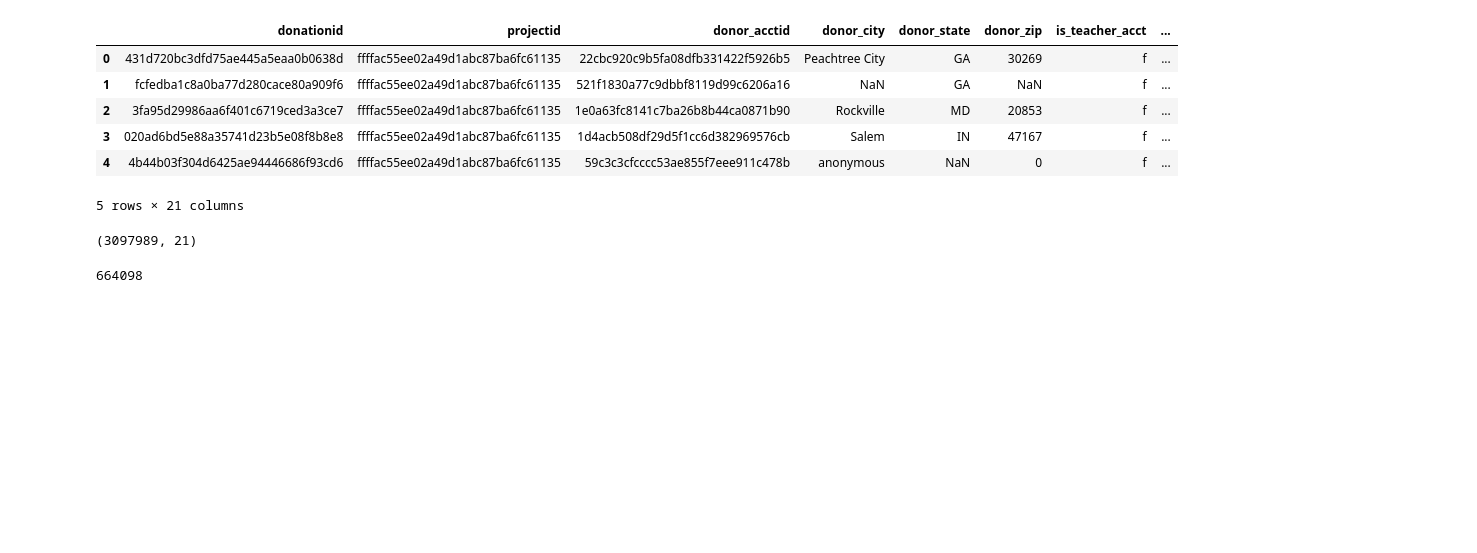
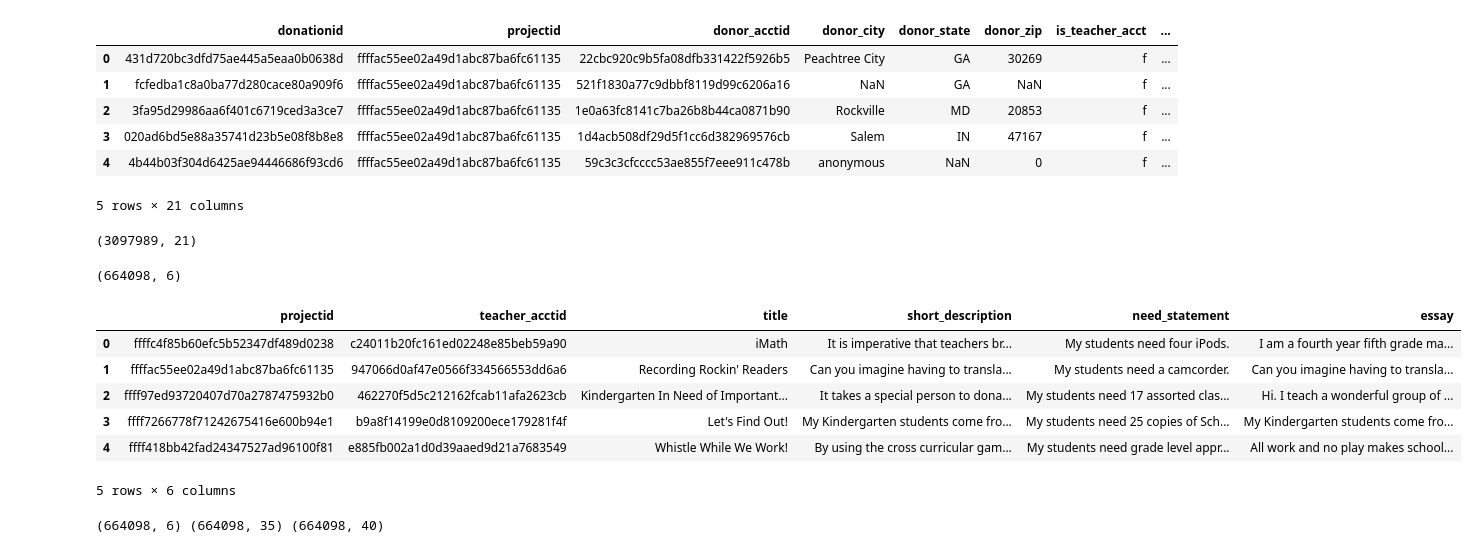
Before and after one commit to itoyjakra/Kaggle, a Jupyter notebook: KDDcup2014/explore.ipynb, the cells around one changed output. Saved outputs shown, nothing was run; the diff lists cells and outputs as text; code cells hidden in the pictures; blank space fills up the shorter version.

```diff
--- a/KDDcup2014/explore.ipynb
+++ b/KDDcup2014/explore.ipynb
@@ -137,7 +232,22 @@ donations.head()
 donations.shape
 # %% [output]
 (3097989, 21)
-# %%
-619326+44772
-# %% [output]
-664098
+# %%
+essays.shape
+# %% [output]
+(664098, 6)
+# %%
+essays.head()
+# %% [output]
+|  | projectid | teacher_acctid | title | short_description | need_statement | essay |
+| 0 | ffffc4f85b60efc5b52347df489d0238 | c24011b20fc161ed02248e85beb59a90 | iMath | It is imperative that teachers br... | My students need four iPods. | I am a fourth year fifth grade ma... |
+| 1 | ffffac55ee02a49d1abc87ba6fc61135 | 947066d0af47e0566f334566553dd6a6 | Recording Rockin' Readers | Can you imagine having to transla... | My students need a camcorder. | Can you imagine having to transla... |
+| 2 | ffff97ed93720407d70a2787475932b0 | 462270f5d5c212162fcab11afa2623cb | Kindergarten In Need of Important... | It takes a special person to dona... | My students need 17 assorted clas... | Hi. I teach a wonderful group of ... |
+| 3 | ffff7266778f71242675416e600b94e1 | b9a8f14199e0d8109200ece179281f4f | Let's Find Out! | My Kindergarten students come fro... | My students need 25 copies of Sch... | My Kindergarten students come fro... |
+| 4 | ffff418bb42fad24347527ad96100f81 | e885fb002a1d0d39aaed9d21a7683549 | Whistle While We Work! | By using the cross curricular gam... | My students need grade level appr... | All work and no play makes school... |
+5 rows × 6 columns
+# %%
+essproj = pd.merge(essays, projects, on='projectid')
+print essays.shape, projects.shape, essproj.shape
+# %% [output]
+(664098, 6) (664098, 35) (664098, 40)
```
Also changed, not shown: parts of 19 cells of this notebook.
